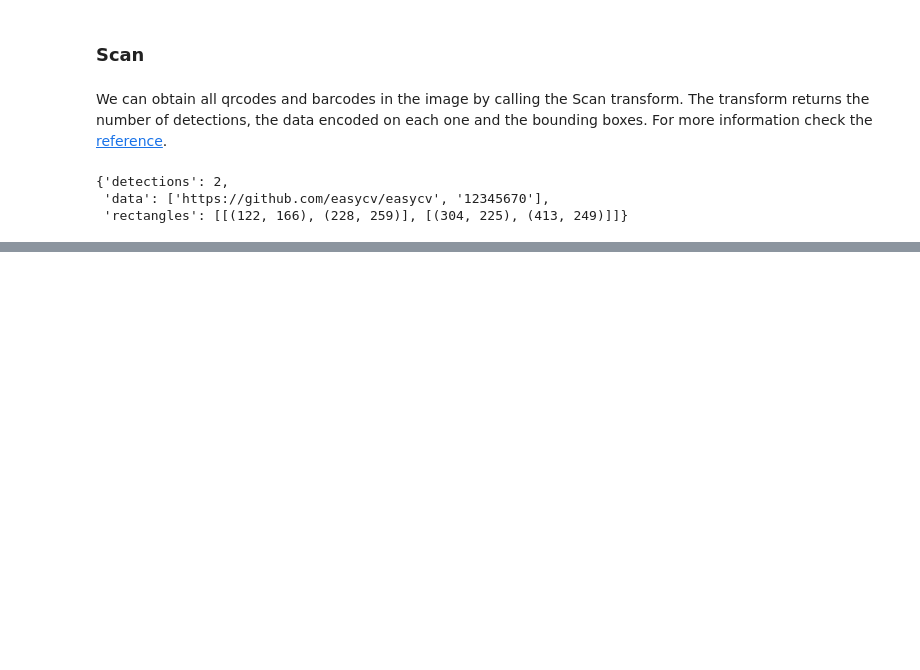
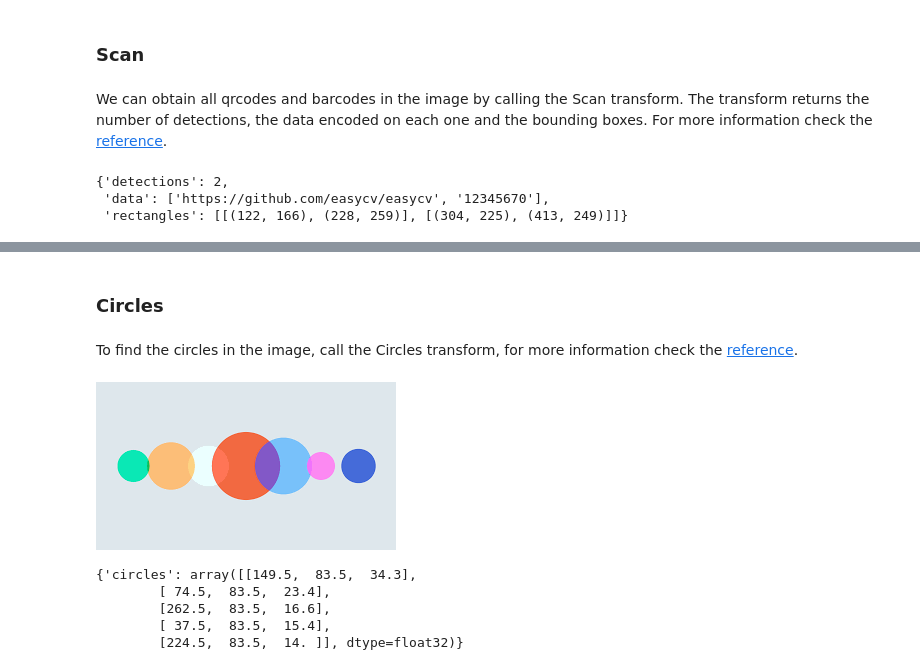
Before and after one commit to easycv/easycv, a Jupyter notebook: docs/source/examples/transforms/detect.ipynb, the cells around one changed output, grey strips where cells are left out. Drawn from its saved outputs; the diff is of its cells as text; code cells hidden in the pictures; blank space fills up the shorter version.

```diff
--- a/docs/source/examples/transforms/detect.ipynb
+++ b/docs/source/examples/transforms/detect.ipynb
@@ -22,0 +38,17 @@ img.apply(Scan())
+# %% [markdown]
+### Circles
+# %% [markdown]
+To find the circles in the image, call the Circles transform, for more information check the [reference](../../reference/transforms/detect.rst#easycv.transforms.detect.Circles).
+# %%
+img = Image("images/circles.png")
+img
+# %% [output]
+[figure, added]
+# %%
+img.apply(Circles(threshold=50))
+# %% [output]
+{'circles': array([[149.5,  83.5,  34.3],
+        [ 74.5,  83.5,  23.4],
+        [262.5,  83.5,  16.6],
+        [ 37.5,  83.5,  15.4],
+        [224.5,  83.5,  14. ]], dtype=float32)}
```
Also changed, not shown: parts of 4 cells of this notebook, 5 other files.
